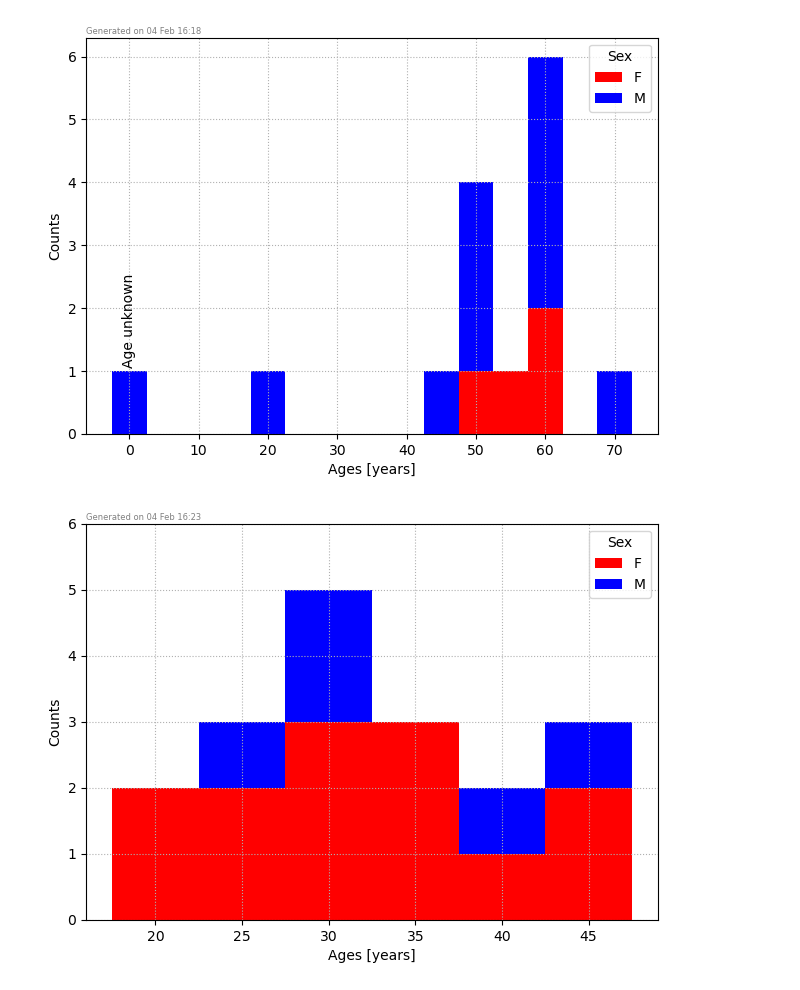
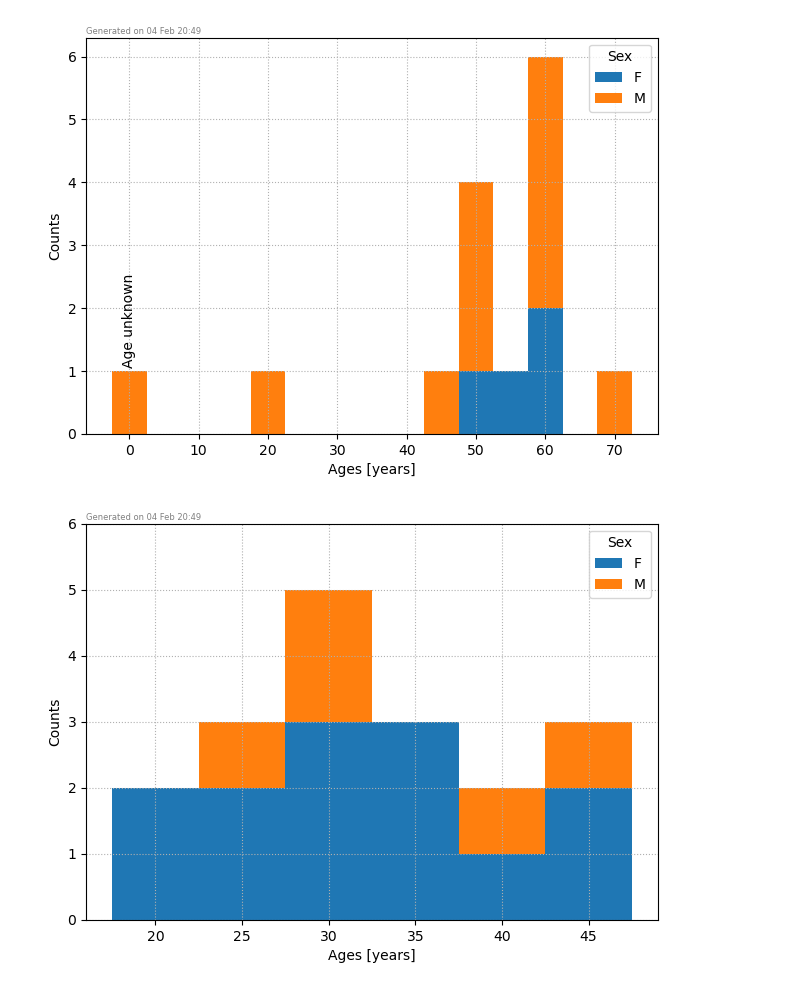
Before and after one commit to threeblueonebrowneyes/Critical-Scale-Invariance-Heart-Rate, a Jupyter notebook: Patients Data.ipynb, the cells around one changed output. Cells and saved outputs as stored; diff of their text form; code cells hidden in the pictures.

Commit message:
Update on colormap

```diff
--- a/Patients Data.ipynb
+++ b/Patients Data.ipynb
@@ -73,7 +77,7 @@ df=pd.DataFrame({'s':sexs, 'a':ages})
 
 age_bin=np.arange(0, np.max(ages)+5, 5)
 
-plt.hist([ages[sexs=='F'],ages[sexs=='M']], age_bin, stacked=True, label=['F','M'], color=['red','blue'], align='left')
+plt.hist([ages[sexs=='F'],ages[sexs=='M']], age_bin, stacked=True, label=['F','M'], align='left')
 #plt.hist(ages[sexs=='M'], age_bin, stacked=True, label='F', color='b', align='left')
 plt.yticks(np.arange(0,7), np.arange(0,7))
 
@@ -91,7 +95,7 @@ plt.tight_layout()
 plt.text(0,1.1,'Age unknown',ha='center', rotation=90)
 plt.savefig('images/congested_patient_distribution.png')
 # %% [output]
-[figure, old version]
+[figure, new version]
 # %%
 
 extension='hea'
@@ -104,33 +108,33 @@ for file in files:
         file_content=f.readlines()
         anagraphic=file_content[-1].strip().split(' ')
         if anagraphic[1]=='?':
             age,sex=0, anagraphic[4]
         else:
             age, sex=int(anagraphic[1]), anagraphic[2]
         ages.append(age)
         sexs.append(sex)
 ages=np.array(ages)
 sexs=np.array(sexs)
 df=pd.DataFrame({'s':sexs, 'a':ages})
 
 age_bin=np.arange(np.min(ages), np.max(ages)+5, 5)
 
-plt.hist([ages[sexs=='F'],ages[sexs=='M']], age_bin, stacked=True, label=['F','M'], color=['red','blue'], align='left')
+plt.hist([ages[sexs=='F'],ages[sexs=='M']], age_bin, stacked=True, label=['F','M'],  align='left')
 #plt.hist(ages[sexs=='M'], age_bin, stacked=True, label='F', color='b', align='left')
 plt.yticks(np.arange(0,7), np.arange(0,7))
 
 #plt.hist(ages[ages>50], bins=7, label='Elderly', color='r', align='left')
 
 plt.legend(title='Sex')
 plt.grid(linestyle='dotted')
 plt.xlabel('Ages [years]')
 date=datetime.datetime.now().strftime("%d %b %H:%M")
 ax=plt.gca()
 ax.annotate('Generated on '+date, size=6, xy=(0,1+0.01), xycoords='axes fraction', color='grey', ha='left')
 plt.ylabel('Counts')
 plt.tight_layout()
 #ax.annotate('(1.) Fantasia dataset', xy=(0.5, -0.15), xycoords='axes fraction', ha='center')
 #plt.text(0,1.1,'Age unknown',ha='center', rotation=90)
-plt.savefig('images/congested_patient_distribution.png')
+plt.savefig('images/mit_patient_distribution.png')
 # %% [output]
-[figure, old version]
+[figure, new version]
```
Also changed, not shown: parts of 2 cells of this notebook, 4 other files.
